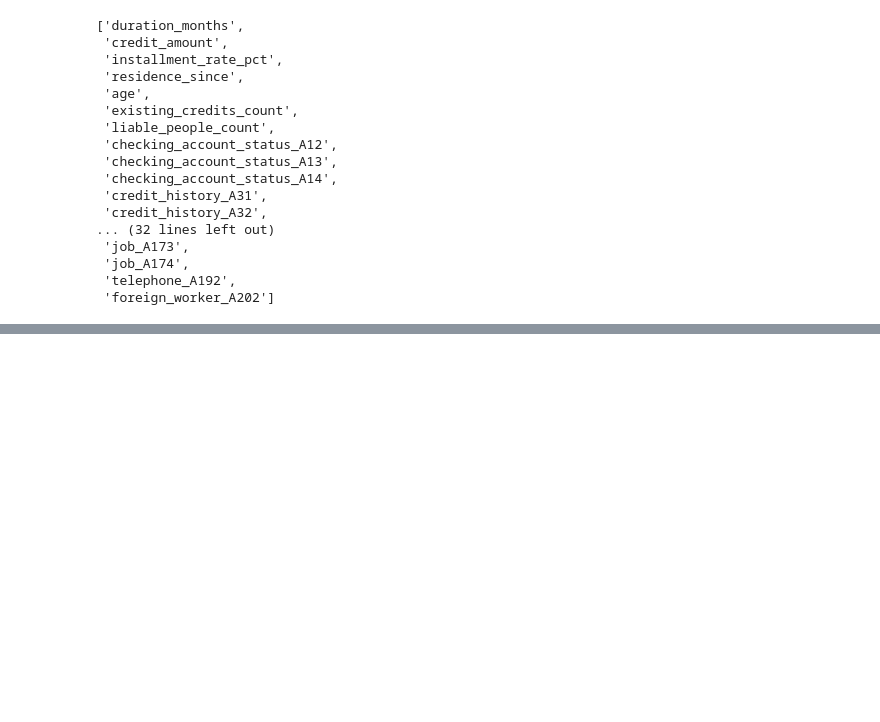
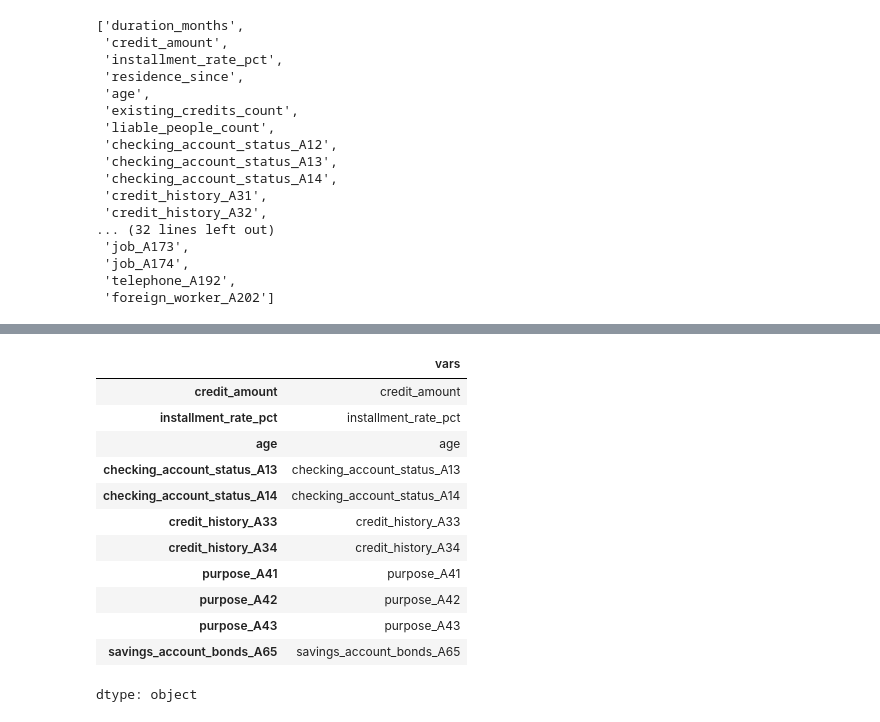
Before and after one commit to aparna-2001/machine_learning_using_python, a Jupyter notebook: Binary_logistic_regression.ipynb, the cells around one changed output, grey strips where cells are left out. Drawn from its saved outputs; the diff is of its cells as text; code cells hidden in the pictures; blank space fills up the shorter version.

```diff
--- a/Binary_logistic_regression.ipynb
+++ b/Binary_logistic_regression.ipynb
@@ -121,0 +156,17 @@ ValueError: Pandas data cast to numpy dtype of object. Check input data with np.
+# %%
+significant_vars = get_significant_vars(logit_model)
+significant_vars
+# %% [output]
+|  | vars |
+| credit_amount | credit_amount |
+| installment_rate_pct | installment_rate_pct |
+| age | age |
+| checking_account_status_A13 | checking_account_status_A13 |
+| checking_account_status_A14 | checking_account_status_A14 |
+| credit_history_A33 | credit_history_A33 |
+| credit_history_A34 | credit_history_A34 |
+| purpose_A41 | purpose_A41 |
+| purpose_A42 | purpose_A42 |
+| purpose_A43 | purpose_A43 |
+| savings_account_bonds_A65 | savings_account_bonds_A65 |
+dtype: object
```
Also changed, not shown: parts of 7 cells of this notebook.
